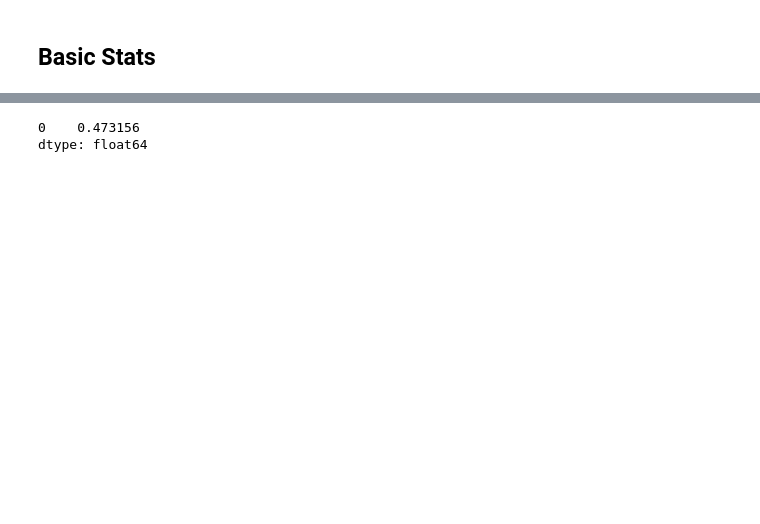
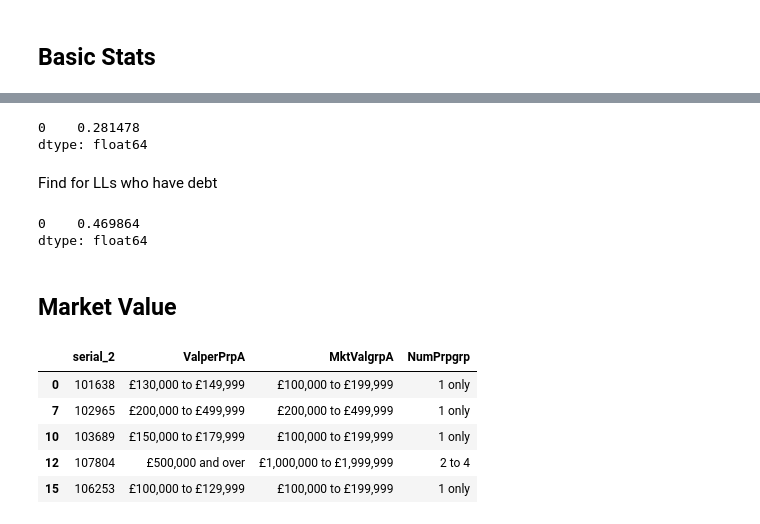
Before and after one commit to sam-hatley/landlord-data, a Jupyter notebook: exploration.ipynb, the cells around one changed output, grey strips where cells are left out. Cells and saved outputs as stored; diff of their text form; code cells hidden in the pictures; blank space fills up the shorter version.

```diff
--- a/exploration.ipynb
+++ b/exploration.ipynb
@@ -296,0 +353,4 @@ For LTVgrpA, I can likely get actual averages:
+# %%
+# Add 0% LTV category if responded "Yes" to "No debt"
+tgt_mkt["LTVgrpA"] = tgt_mkt.LTVgrpA.cat.add_categories(['0%'])
+tgt_mkt.loc[tgt_mkt["Lntyp4"] == "Yes", "LTVgrpA"] = "0%"
@@ -297,8 +375,6 @@ For LTVgrpA, I can likely get actual averages:
 # %%
-df_stats = tgt_mkt["LTVgrpA"].value_counts().to_frame()
-f = lambda a : a / len(tgt_mkt[tgt_mkt["LTVgrpA"].notna()].index)
-df_stats = df_stats.applymap(f)
 df_stats["med_ltv"] = [
+    0,
     (.5+.59)/2,
     (.6+.69)/2,
     (.3+.39)/2,
@@ -311,7 +387,53 @@ df_stats["med_ltv"] = [
     (.8+.89)/2,
     (.9+.99)/2,
 ]
-pd.DataFrame(df_stats["LTVgrpA"].multiply(df_stats["med_ltv"])).sum()
+pd.DataFrame(df_stats["count"].multiply(df_stats["med_ltv"])).sum()
 # %% [output]
-0    0.473156
+0    0.281478
 dtype: float64
+# %% [markdown]
+Find for LLs who have debt
+# %%
+tgt_debt = tgt_mkt[tgt_mkt["Lntyp4"]=='No']
+df_stats = get_stats(tgt_debt, "LTVgrpA")
+df_stats["med_ltv"] = [
+    (.5+.59)/2,
+    (.6+.69)/2,
+    (.4+.49)/2,
+    (.3+.39)/2,
+    (.7+.79)/2,
+    (.1+.19)/2,
+    (.2+.29)/2,
+    (.01+.09)/2,
+    1,
+    (.8+.89)/2,
+    (.9+.99)/2,
+    0
+]
+pd.DataFrame(df_stats["count"].multiply(df_stats["med_ltv"])).sum()
+# %% [output]
+0    0.469864
+dtype: float64
+# %% [markdown]
+## Market Value
+# %%
+mkt_val = tgt_mkt[["serial_2", # Unique Identifier
+                   "ValperPrpA", # Avg mkt val per prop
+                   "MktValgrpA", # Mkt val all props
+                   #"LnperPrpA", # Avg loan per prop
+                   #"LnValgrpA", # Total val all loans
+                   #"LTVgrpA", # LTV market val
+                   "NumPrpgrp", # How many props
+                   #"RtIncgrpa", # Gross rental inc
+                   #"LLIncgrpA", # Total LL inc no rent
+                   #"TotIncgrp", # Total LL inc
+                   #"RtPrIncgrpA", # Rent as prop. inc
+]]
+mkt_val.head(5)
+# %% [output]
+|  | serial_2 | ValperPrpA | MktValgrpA | NumPrpgrp |
+| 0 | 101638 | £130,000 to £149,999 | £100,000 to £199,999 | 1 only |
+| 7 | 102965 | £200,000 to £499,999 | £200,000 to £499,999 | 1 only |
+| 10 | 103689 | £150,000 to £179,999 | £100,000 to £199,999 | 1 only |
+| 12 | 107804 | £500,000 and over | £1,000,000 to £1,999,999 | 2 to 4 |
+| 15 | 106253 | £100,000 to £129,999 | £100,000 to £199,999 | 1 only |
```
Also changed, not shown: parts of 26 cells of this notebook, 1 other file.
